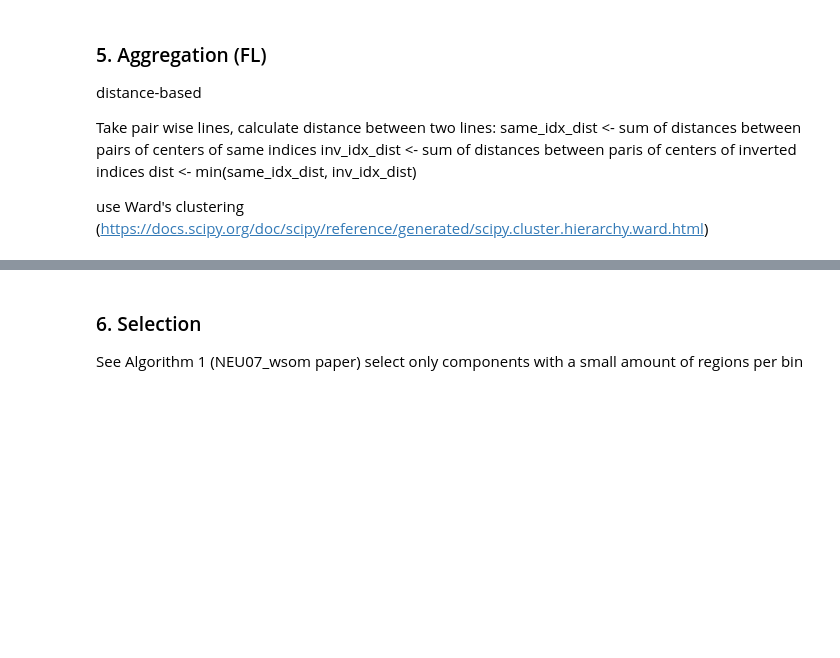
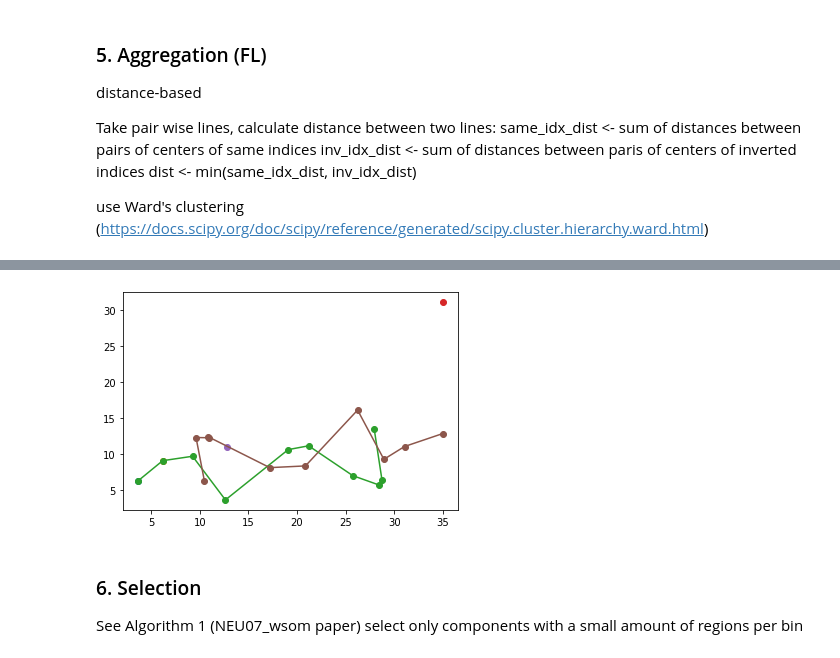
Before and after one commit to filipLoisel/SOS, a Jupyter notebook: UE3/src/main.ipynb, the cells around one changed output, grey strips where cells are left out. Saved outputs shown, nothing was run; the diff lists cells and outputs as text; code cells hidden in the pictures; blank space fills up the shorter version.

```diff
--- a/UE3/src/main.ipynb
+++ b/UE3/src/main.ipynb
@@ -169,3 +171,79 @@ Take pair wise lines,
         dist <- min(same_idx_dist, inv_idx_dist)
 
 use Ward's clustering (https://docs.scipy.org/doc/scipy/reference/generated/scipy.cluster.hierarchy.ward.html)
+# %%
+def distance(l1,l2):
+    "l1 and l2 need to be 2 dimensional numpy arrays"
+    distance_normal = 0
+    distance_reversed = 0
+    for i in range(len(l1)):
+        distance_normal += np.linalg.norm(l1[i] - l2[i])
+        distance_reversed += np.linalg.norm(l1[i] - l2[-(i+1)])
+    l = [distance_normal, distance_reversed]
+    return min(l),np.where(l == min(l))[0][0] # [0][0] to get an int instead of an array
+
+
+def create_distance_matrix(lines):
+    # create mattrix that shows if the pairwise distance is revesed or not
+    n_lines = lines.shape[0]
+    matrix = np.empty((n_lines,n_lines))
+    normal_or_not = np.empty((n_lines,n_lines))
+    for i in range(n_lines):
+        for j in range(n_lines):
+            if i == j:
+                matrix[i,j] = np.inf
+                normal_or_not[i,j] = -1
+            else:
+                matrix[i,j] = distance(lines[i],lines[j])[0]
+                normal_or_not[i,j] = distance(lines[i],lines[j])[1]
+
+    return np.triu(matrix,1), normal_or_not
+
+
+def assign_clusters(d_matrix,threshold,print_Z=False):
+    Z = ward(d_matrix[d_matrix > 0])
+    # see link for explanation of Z
+    # https://docs.scipy.org/doc/scipy/reference/reference/generated/scipy.cluster.hierarchy.fcluster.html#scipy.cluster.hierarchy.fcluster
+    if print_Z:
+        print(Z)
+    assigned_clusters = fcluster(Z, threshold, criterion='distance')
+    return assigned_clusters
+
+def average_lines(lines,clusters,r_matrix):
+    ''' averages x,y values of all lines per cluster
+    '''
+    final_lines = []
+    for i in range(max(clusters)-1): #iterate trough clusters
+        cluster_lines = np.where(clusters == i + 1)
+        if len(cluster_lines) == 1:
+            final_lines.append(lines[cluster_lines[0]])
+
+
+        first_ind = cluster_lines[0][0]
+        averaged_line = lines[first_ind]
+        for compare_ind in cluster_lines[0]:   #itearate trough lines
+            if r_matrix[first_ind, compare_ind] == 0:  # normal distance
+                averaged_line = averaged_line + lines[compare_ind]
+
+            elif r_matrix[first_ind, compare_ind] == 1:  # reverse distance
+                averaged_line = averaged_line + np.flip(lines[compare_ind])
+        averaged_line = averaged_line / len(cluster_lines)
+        final_lines.append(averaged_line)
+    return final_lines
+
+
+def aggregate(lines,threshold,print_z=False):
+    d_matrix, r_matrix = create_distance_matrix(lines)
+    clusters = assign_clusters(d_matrix, threshold,print_Z=print_z)
+    new_lines = average_lines(lines, clusters, r_matrix)
+    return new_lines
+
+
+agg_lines = aggregate(lines,22,True)
+for line in agg_lines:
+    x_coordinates = [point[0] for point in line]
+    y_coordinates = [point[1] for point in line]
+    plt.plot(x_coordinates, y_coordinates, '-o')
+
+#print(agg_lines)
+# %% [output]
@@ -172,3 +267,4 @@ use Ward's clustering (https://docs.scipy.org/doc/scipy/reference/generated/scip
+[figure, added]
 # %% [markdown]
 ### 6. Selection
 
```
Also changed, not shown: parts of 2 cells of this notebook, 1 other file.
